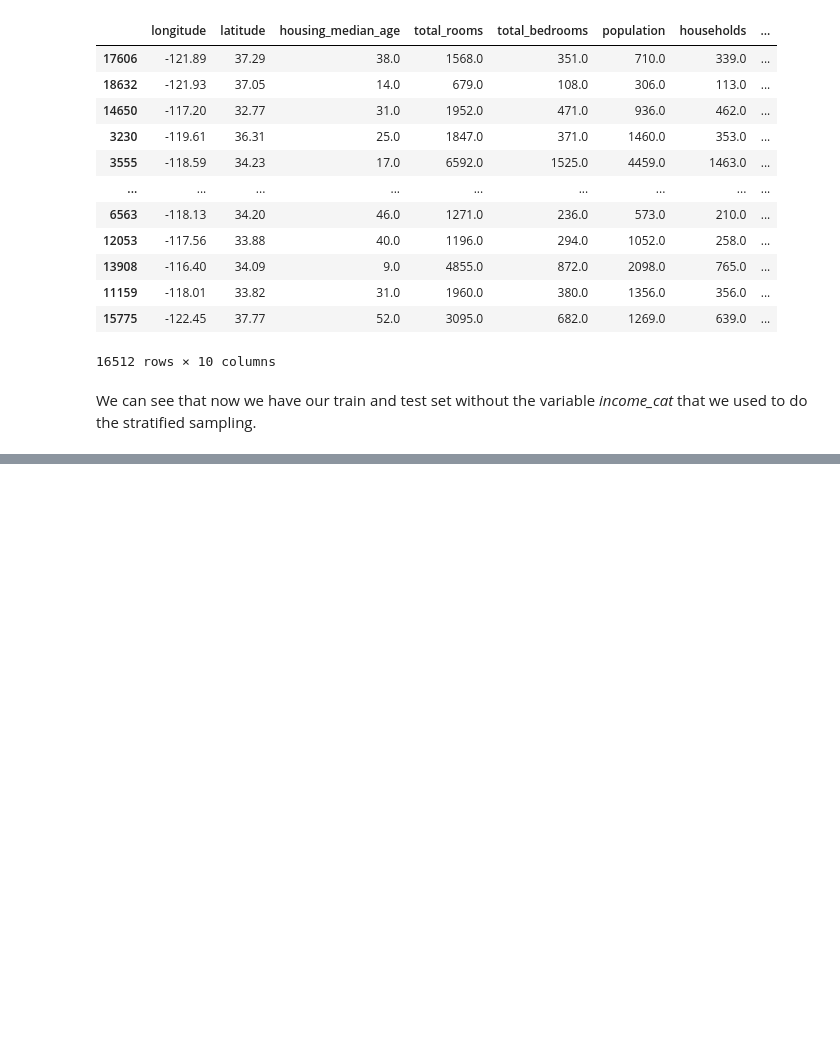
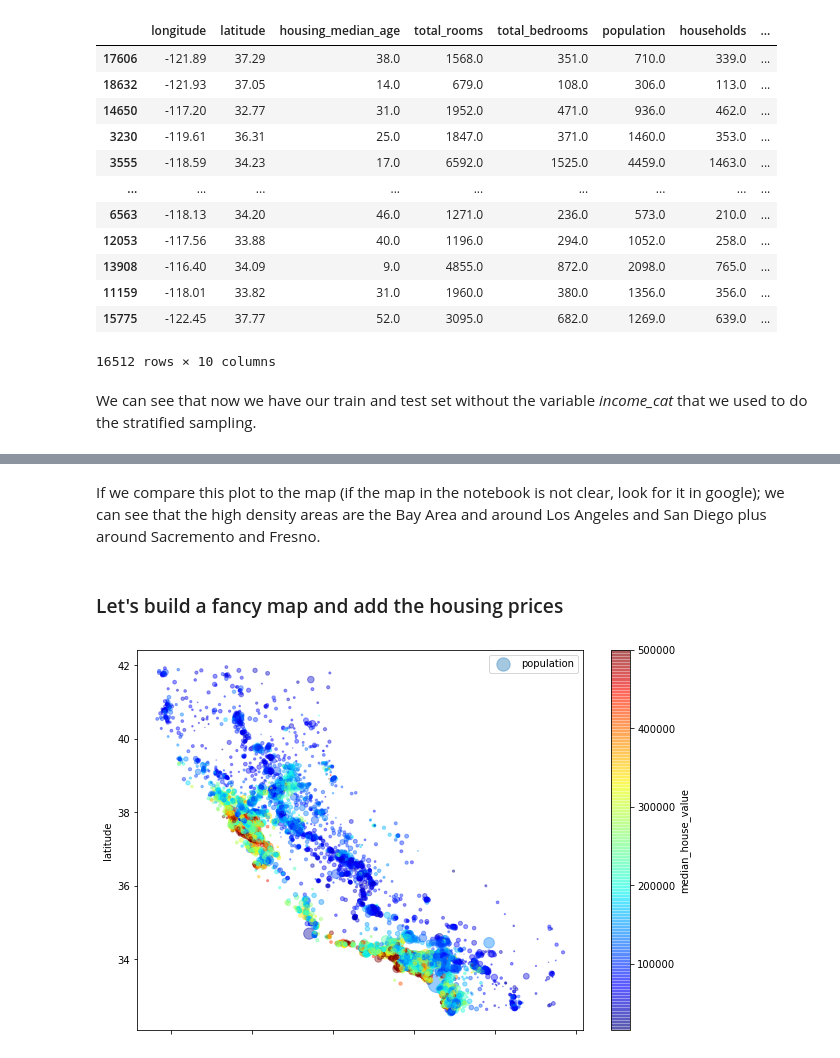
Before and after one commit to faresalouf/Machine_Learning, a Jupyter notebook: 1_Get_Started.ipynb, the cells around one changed output, grey strips where cells are left out. Drawn from its saved outputs; the diff is of its cells as text; code cells hidden in the pictures; blank space fills up the shorter version.

```diff
--- a/1_Get_Started.ipynb
+++ b/1_Get_Started.ipynb
@@ -254,0 +311,25 @@ We can see that now we have our train and test set without the variable *income_
+# %% [markdown]
+If we compare this plot to the map (if the map in the notebook is not clear, look for it in google); we can see that the high density areas are the Bay Area and around Los Angeles and San Diego plus around Sacremento and Fresno.
+# %% [markdown]
+### Let's build a fancy map and add the housing prices
+# %%
+df.plot(kind = 'scatter', x = 'longitude', y = 'latitude', alpha = .4,
+        s = df['population']/100, label = 'population', figsize = (10,7),
+       c = 'median_house_value', cmap = plt.get_cmap('jet'), colorbar  = True)
+plt.legend()
+plt.show()
+
+###
+# This seems like a complicated code, but it really is not.
+# The new arguments here are: s = ... --> this tells that the Size of the points is related to the population/100
+#### why /100? because the population numbers are huge. If we don't divide by 100 the size of the bubbles will be huge too.
+# Another new arguments is label  = '...' --> this tells that the legend's label for size of the bubble is "population".
+## When we use label = ... ; it is good practice to add plt.legend() after the code, to activate the legend.
+# figsize = ... is just the size of the figure
+# c = ... tells that the colour of the dots will be related to the median house value going from blue(cheap) to red(expensive).
+# cmap  = plt.get_cmap('...') is just a colour map from python. You can google the different colour maps and try different colours.
+# colorbar = True shows the colorbar.
+
+# See? easy peasy.
+# %% [output]
+[figure, added]
```
Also changed, not shown: parts of 25 cells of this notebook.
